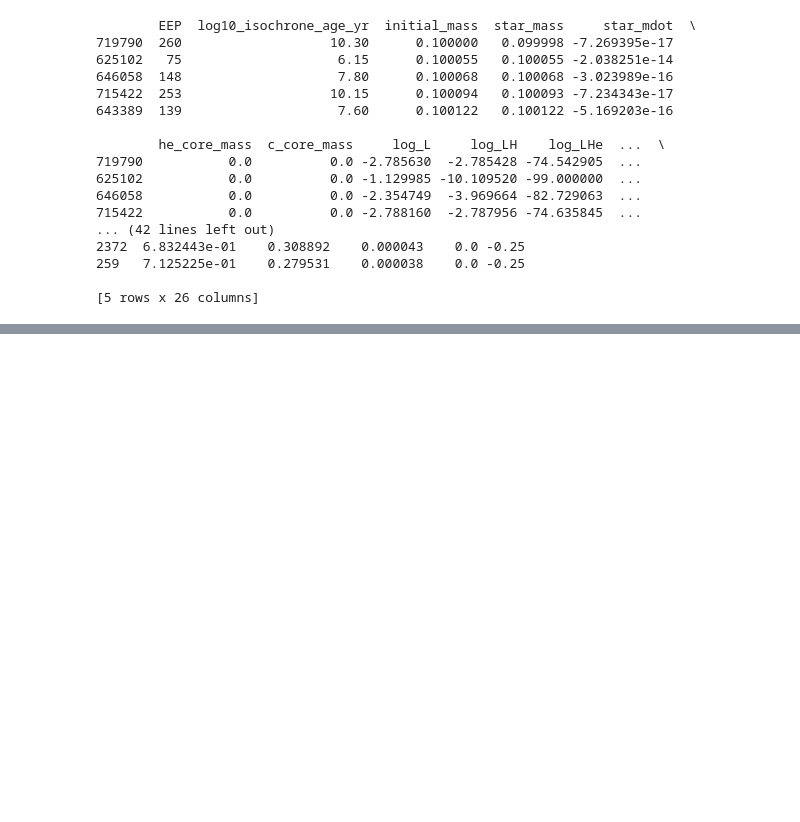
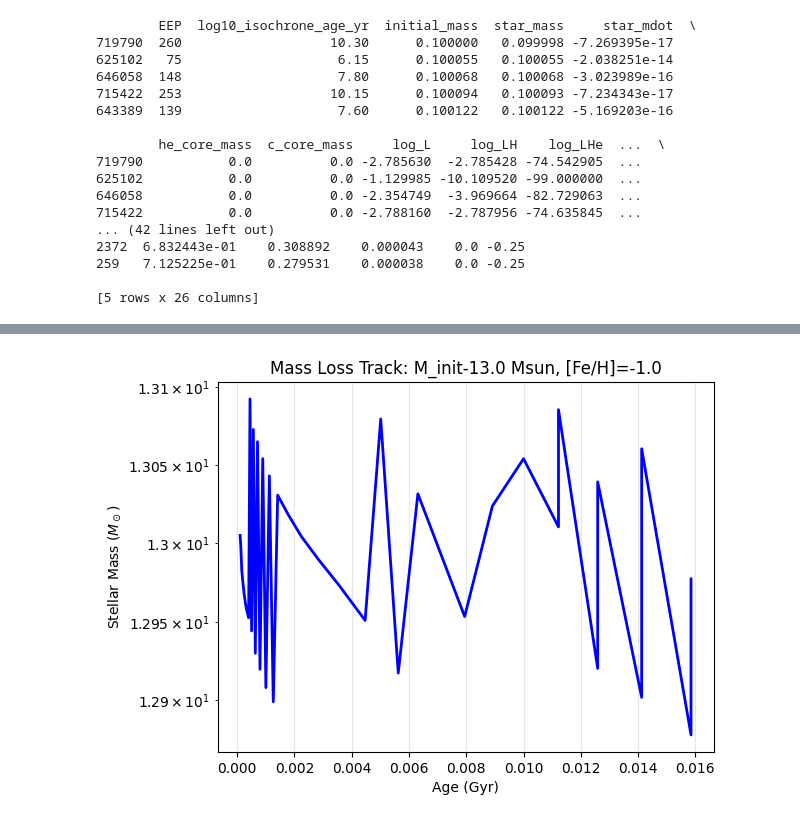
Before and after one commit to s4rayu/final_project, a Jupyter notebook: massloss.ipynb, the cells around one changed output, grey strips where cells are left out. Cells and saved outputs as stored; diff of their text form; code cells hidden in the pictures; blank space fills up the shorter version.

```diff
--- a/massloss.ipynb
+++ b/massloss.ipynb
@@ -128,0 +156,26 @@ final_m = get_effective_mass(endpoints, FeH = -0.25, initial_mass=6)
+# %%
+def plot_massloss_evol(df, initial_mass, FeH):
+    """
+    Plot star_mass vs log10_isochrone_age_yr for given initial_mass and FeH.
+    Finds the closest matching track from the all_iso Dataframe and plots that.
+    """
+    #finding closest track
+    track = df[(np.abs(df['initial_mass'] - initial_mass) < 0.1) & (df['FeH'] == FeH)].sort_values('log10_isochrone_age_yr')
+
+    if len(track) == 0:
+        print("No matching track found :(")
+        return
+
+    ages_yr = 10**track['log10_isochrone_age_yr'] #converting log age to years
+    plt.plot(ages_yr / 1e9, track['star_mass'], 'b-', linewidth=2)
+    plt.xlabel('Age (Gyr)')
+    plt.ylabel('Stellar Mass ($M_\\odot$)')
+    plt.title(f"Mass Loss Track: M_init-{initial_mass} Msun, [Fe/H]={FeH}")
+    plt.grid(True, alpha=0.3)
+    plt.yscale('log') #using log scale because stars live long lives
+    plt.show()
+# %%
+#testing
+plot_massloss_evol(all_iso, initial_mass=13.0, FeH=-1.0)
+# %% [output]
+[figure, added]
```
Also changed, not shown: parts of 8 cells of this notebook.
